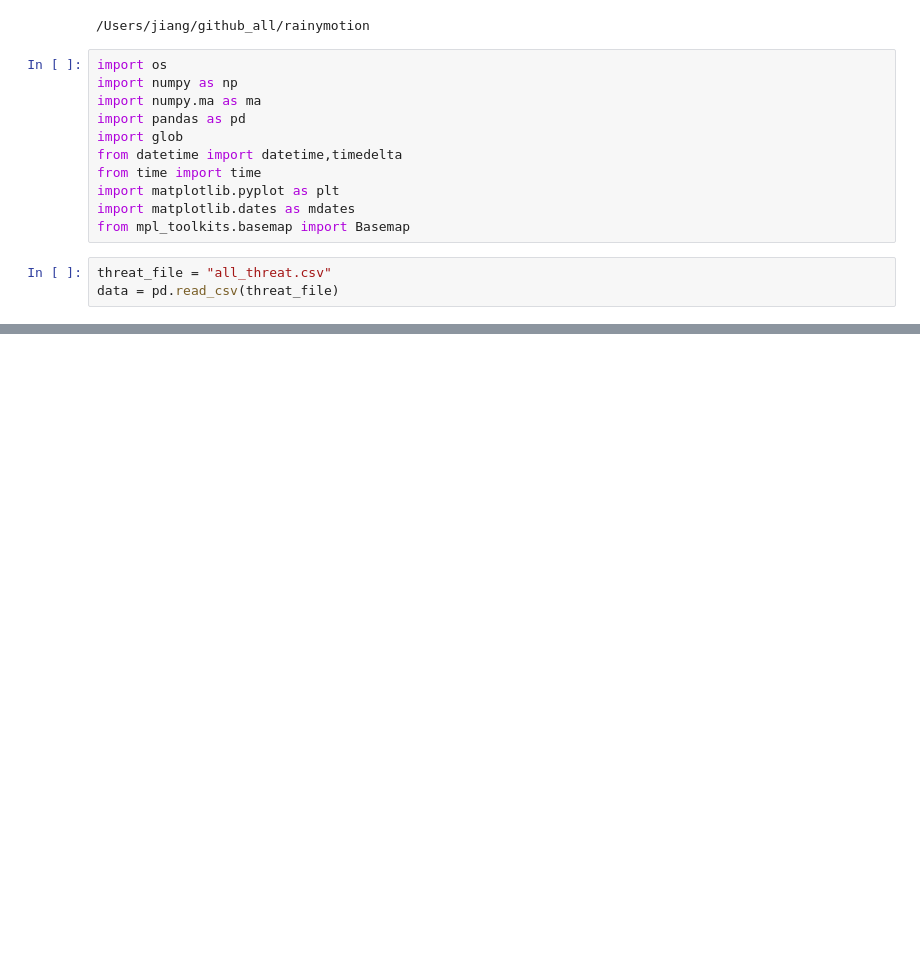
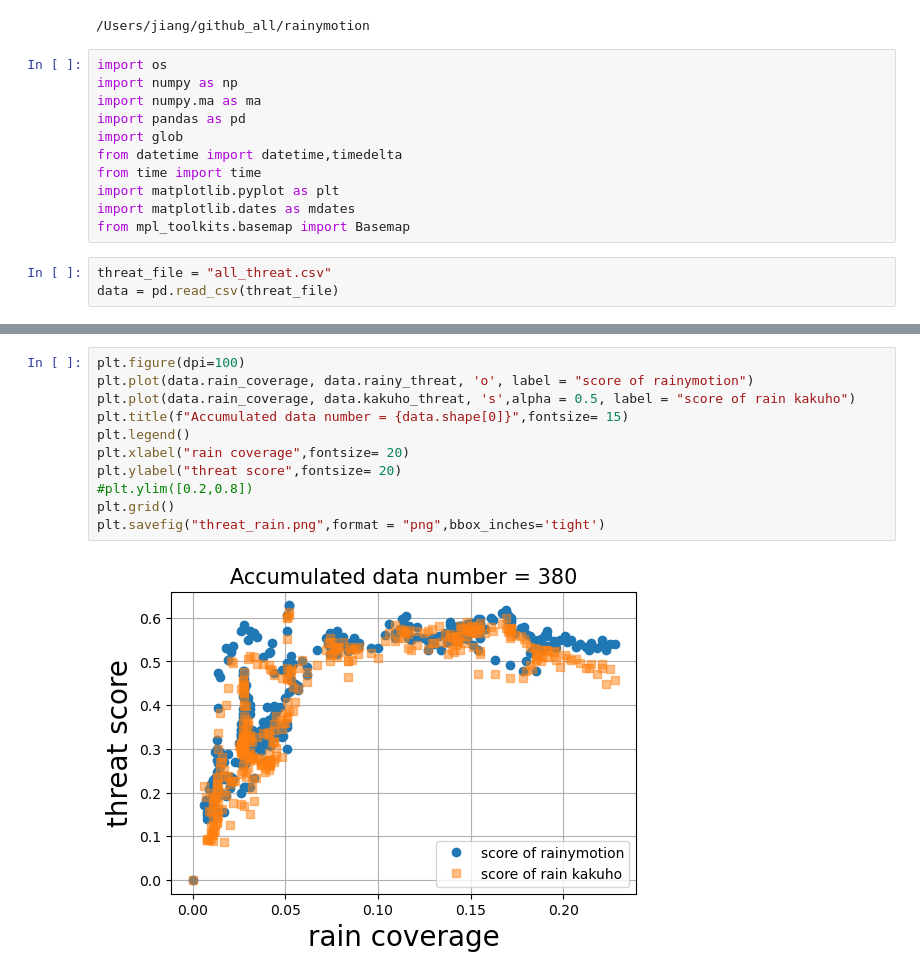
Before and after one commit to Yuchaowni/rainymotion, a Jupyter notebook: plot_threat_in_server.ipynb, the cells around one changed output, grey strips where cells are left out. Cells and saved outputs as stored; diff of their text form; blank space fills up the shorter version.

```diff
--- a/plot_threat_in_server.ipynb
+++ b/plot_threat_in_server.ipynb
@@ -61,0 +53,13 @@ array([ 0,  5, 10, 15, 20, 25, 30, 35, 40, 45, 50, 55])
+# %%
+plt.figure(dpi=100)
+plt.plot(data.rain_coverage, data.rainy_threat, 'o', label = "score of rainymotion")
+plt.plot(data.rain_coverage, data.kakuho_threat, 's',alpha = 0.5, label = "score of rain kakuho")
+plt.title(f"Accumulated data number = {data.shape[0]}",fontsize= 15)
+plt.legend()
+plt.xlabel("rain coverage",fontsize= 20)
+plt.ylabel("threat score",fontsize= 20)
+#plt.ylim([0.2,0.8])
+plt.grid()
+plt.savefig("threat_rain.png",format = "png",bbox_inches='tight')
+# %% [output]
+[figure, added]
```
Also changed, not shown: parts of 4 cells of this notebook, 12 other files.
